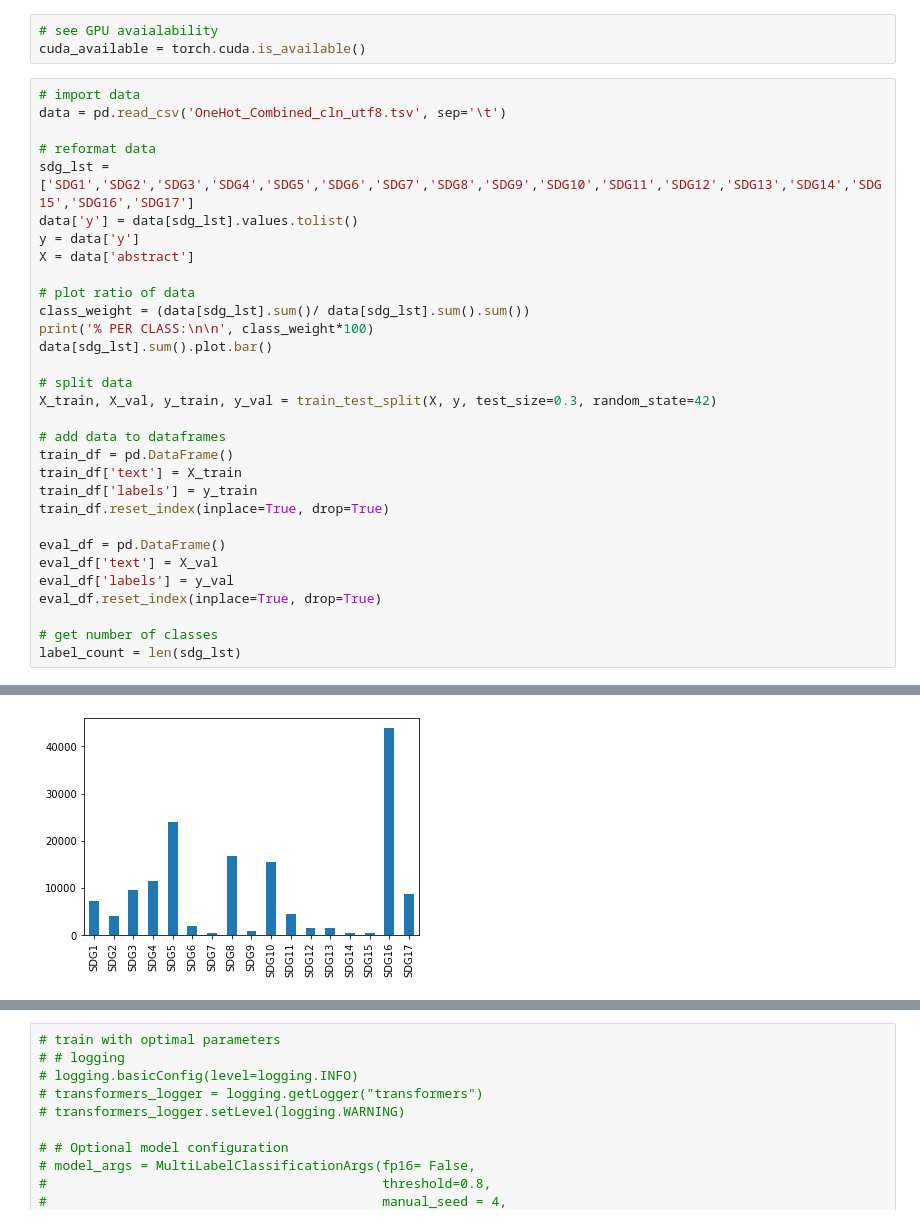
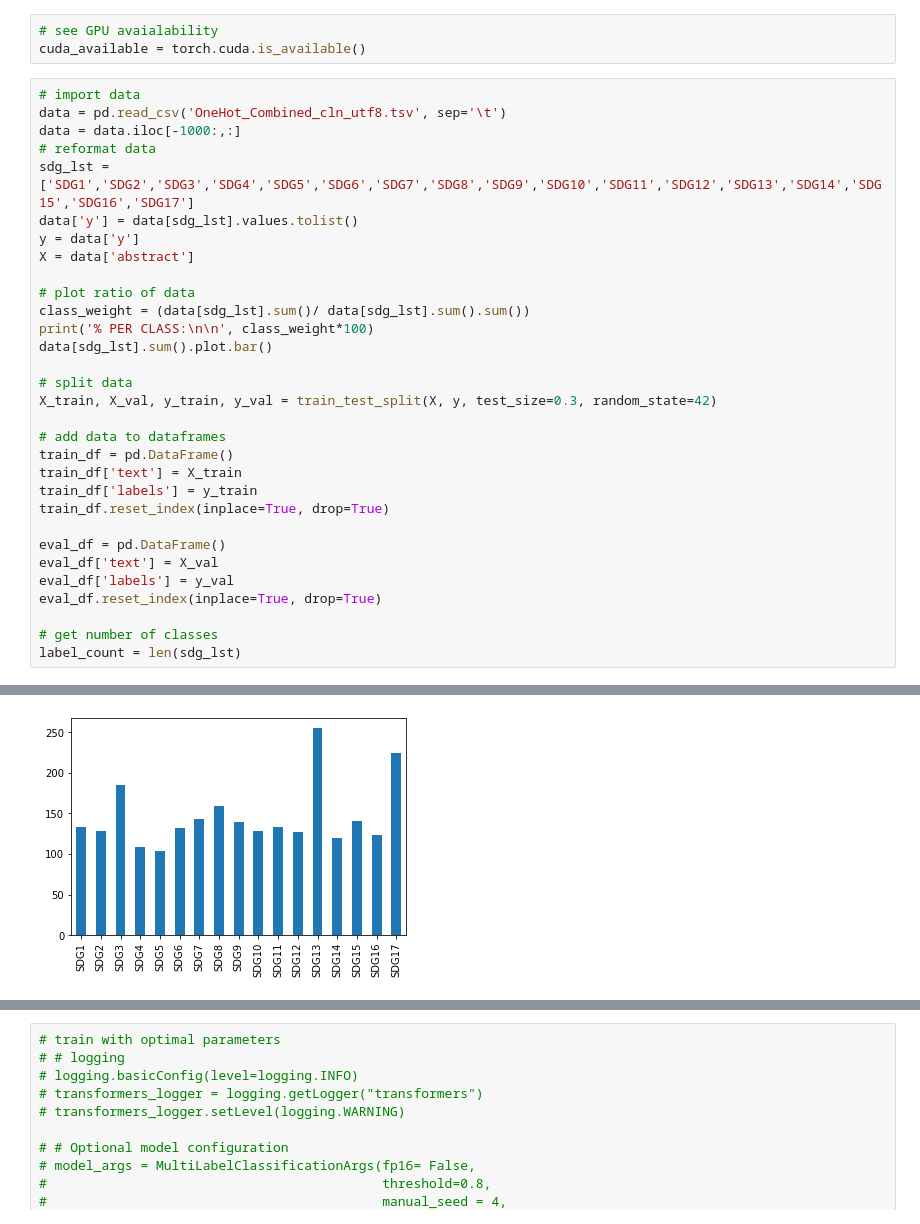
Before and after one commit to ChristopherMarais/Transformers_simple_wandb_experiments, a Jupyter notebook: SASDGHUB/Train.ipynb, the cells around one changed output, grey strips where cells are left out. Saved outputs shown, nothing was run; the diff lists cells and outputs as text.

```diff
--- a/SASDGHUB/Train.ipynb
+++ b/SASDGHUB/Train.ipynb
@@ -15,7 +15,7 @@ cuda_available = torch.cuda.is_available()
 # %%
 # import data
 data = pd.read_csv('OneHot_Combined_cln_utf8.tsv', sep='\t')
-
+data = data.iloc[-1000:,:]
 # reformat data
 sdg_lst = ['SDG1','SDG2','SDG3','SDG4','SDG5','SDG6','SDG7','SDG8','SDG9','SDG10','SDG11','SDG12','SDG13','SDG14','SDG15','SDG16','SDG17']
 data['y'] = data[sdg_lst].values.tolist()
@@ -66,5 +66,5 @@ SDG17     5.757424
 dtype: float64
-[figure, old version]
+[figure, new version]
 # %%
 # parameter optimisation
 sweep_config = {
```
Also changed, not shown: parts of 5 cells of this notebook.
